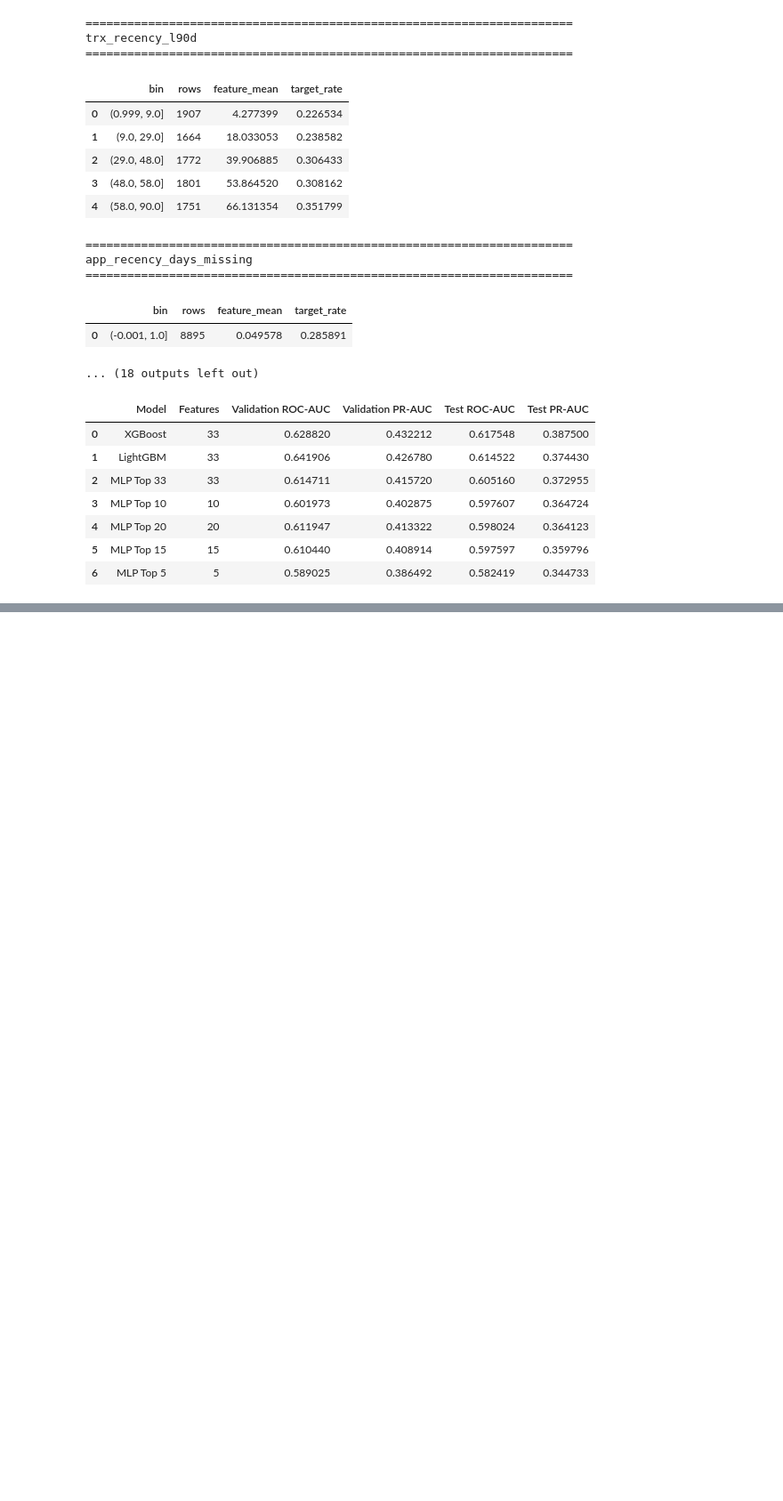
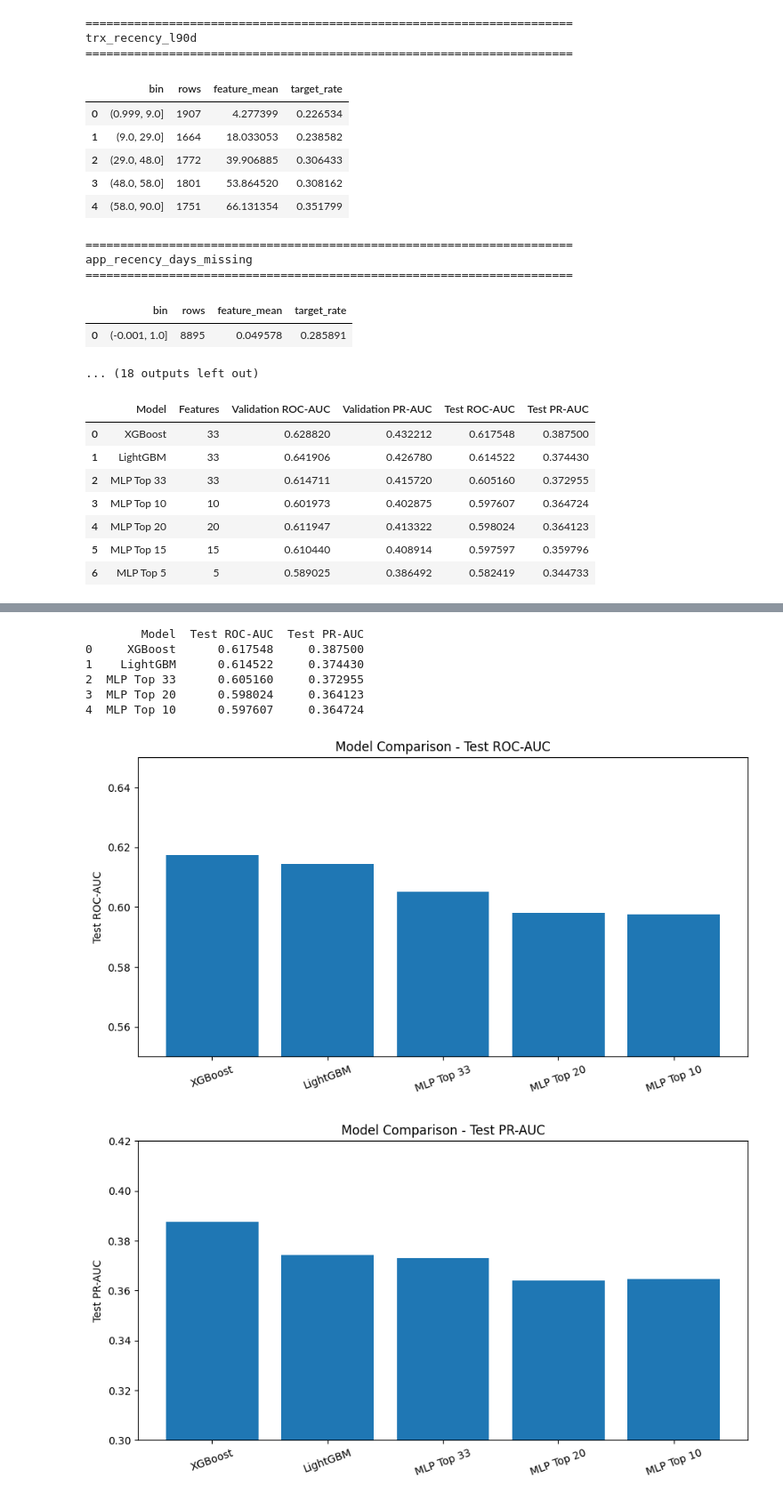
Before and after one commit to Khishigjargal42/toki_ds_task, a Jupyter notebook: notebooks/Toki_DPD91_Final.ipynb, the cells around one changed output, grey strips where cells are left out. Shown at 89% size. Drawn from its saved outputs; the diff is of its cells as text; code cells hidden in the pictures; blank space fills up the shorter version.

```diff
--- a/notebooks/Toki_DPD91_Final.ipynb
+++ b/notebooks/Toki_DPD91_Final.ipynb
@@ -9316,0 +9550,79 @@ display(final_comparison)
+# %%
+# ==========================================
+# FINAL MODEL COMPARISON
+# ==========================================
+
+import pandas as pd
+import matplotlib.pyplot as plt
+
+comparison = pd.DataFrame({
+    "Model": [
+        "XGBoost",
+        "LightGBM",
+        "MLP Top 33",
+        "MLP Top 20",
+        "MLP Top 10"
+    ],
+    "Test ROC-AUC": [
+        0.617548,
+        0.614522,
+        0.605160,
+        0.598024,
+        0.597607
+    ],
+    "Test PR-AUC": [
+        0.387500,
+        0.374430,
+        0.372955,
+        0.364123,
+        0.364724
+    ]
+})
+
+print(comparison)
+
+# -----------------------------
+# ROC-AUC
+# -----------------------------
+plt.figure(figsize=(9, 5))
+
+plt.bar(
+    comparison["Model"],
+    comparison["Test ROC-AUC"]
+)
+
+plt.ylabel("Test ROC-AUC")
+plt.title("Model Comparison - Test ROC-AUC")
+plt.ylim(0.55, 0.65)
+
+plt.xticks(rotation=20)
+plt.tight_layout()
+plt.show()
+
+
+# -----------------------------
+# PR-AUC
+# -----------------------------
+plt.figure(figsize=(9, 5))
+
+plt.bar(
+    comparison["Model"],
+    comparison["Test PR-AUC"]
+)
+
+plt.ylabel("Test PR-AUC")
+plt.title("Model Comparison - Test PR-AUC")
+plt.ylim(0.30, 0.42)
+
+plt.xticks(rotation=20)
+plt.tight_layout()
+plt.show()
+# %% [output]
+        Model  Test ROC-AUC  Test PR-AUC
+0     XGBoost      0.617548     0.387500
+1    LightGBM      0.614522     0.374430
+2  MLP Top 33      0.605160     0.372955
+3  MLP Top 20      0.598024     0.364123
+4  MLP Top 10      0.597607     0.364724
+[figure, added]
+[figure, added]
```
Also changed, not shown: parts of 12 cells of this notebook.
